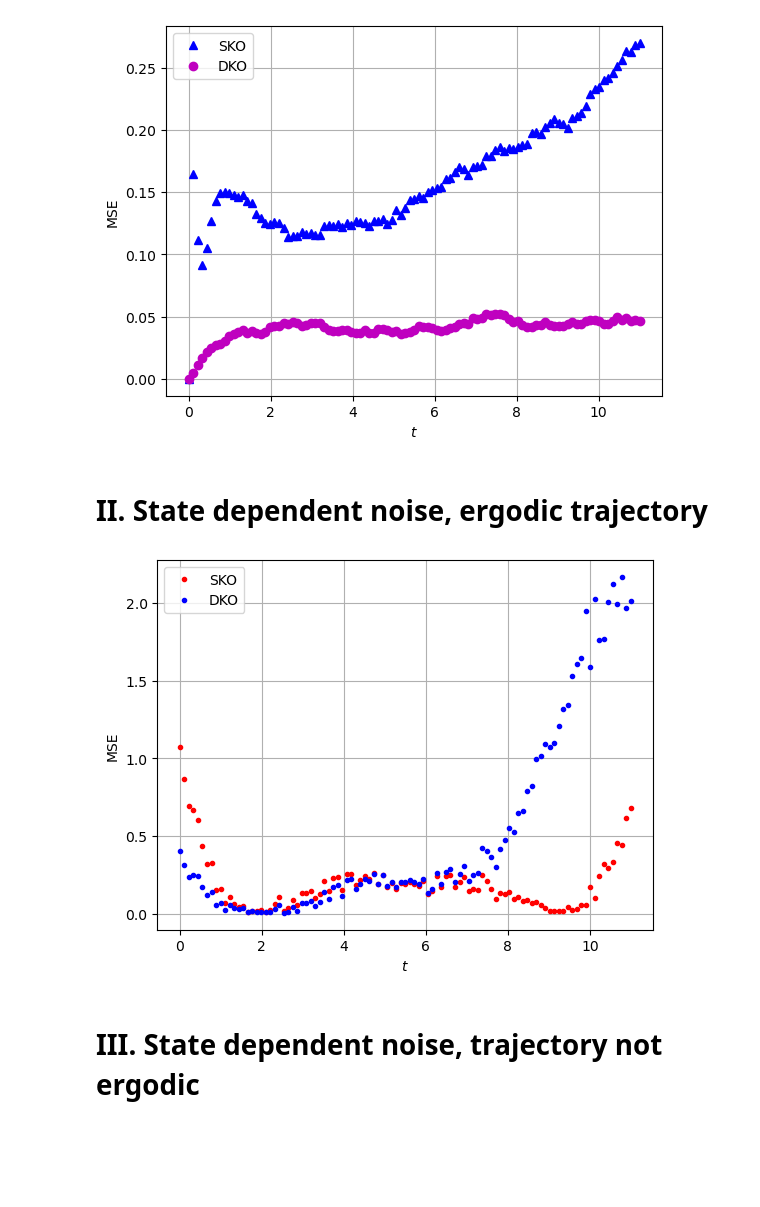
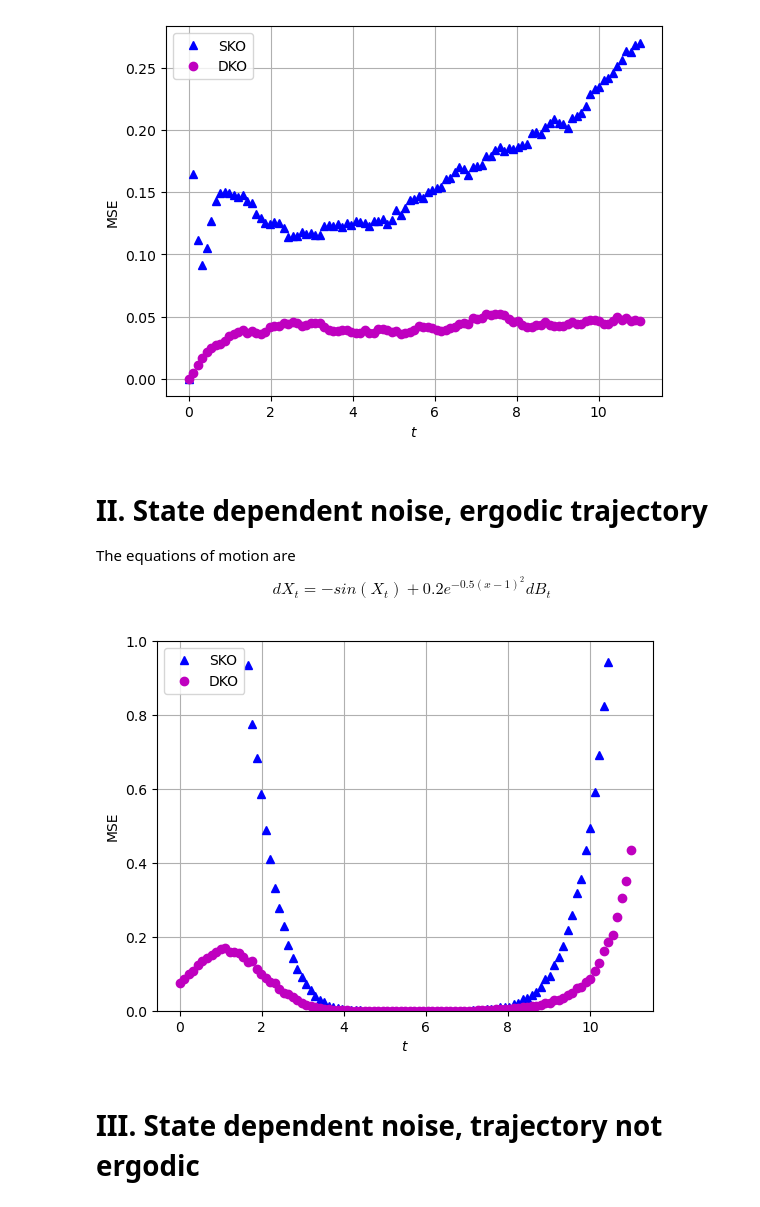
Before and after one commit to Maria-A-Oprea/Distributional_Koopman, a Jupyter notebook: State_dependent_noise.ipynb, the cells around one changed output. Saved outputs shown, nothing was run; the diff lists cells and outputs as text; code cells hidden in the pictures; blank space fills up the shorter version.

```diff
--- a/State_dependent_noise.ipynb
+++ b/State_dependent_noise.ipynb
@@ -396,34 +396,40 @@ plt.show()
 [figure]
 # %% [markdown]
 # II. State dependent noise, ergodic trajectory
+
+The equations of motion are
+$$ dX_t = -sin(X_t) + 0.2e^{-0.5 (x - 1)^2}dB_t$$
 # %%
 def a(x):
     return -np.sin(x)
 def b(x):
     return  0.2*np.exp(-0.5*(x-1)**2)
-K_SKO, K_DKO = algorithm(a, b)
+K_SKO = SKO(a, b)
+K_DKO = DKO(a, b)
+# %%
+truth_dependent = expectations(a, b)
 # %%
 pred_SKO = prediction(K_SKO, a, b)
 pred_DKO = prediction(K_DKO, a, b)
 g_pred_SKO = 1/n* np.sum(pred_SKO, axis = 0)
 g_pred_DKO = 1/n* np.sum(pred_DKO, axis = 0)
 
-g_true = 1/n*np.sum(truth, axis = 0)
+g_true = 1/n*np.sum(truth_dependent, axis = 0)
 
 mean_square_error_SKO = np.trapezoid((g_true - g_pred_SKO)**2)
 mean_square_error_DKO = np.trapezoid((g_true - g_pred_DKO)**2)
 # try trapezoidal rule instead
-plt.plot(np.linspace(0, 11, N ), mean_square_error_SKO, 'r.',label = "SKO")
-plt.plot(np.linspace(0, 11, N ), mean_square_error_DKO, 'b.', label = "DKO")
+plt.plot(np.linspace(0, 11, N ), mean_square_error_SKO, 'b^',label = "SKO")
+plt.plot(np.linspace(0, 11, N ), mean_square_error_DKO, 'mo', label = "DKO")
 plt.legend()
 plt.xlabel("$t$")
 plt.ylabel("MSE")
 plt.grid()
-#plt.ylim(0,1)
+plt.ylim(0,1)
 #plt.xlim(0, 2)
 plt.show()
 # %% [output]
-[figure, old version]
+[figure, new version]
 # %% [markdown]
 # III. State dependent noise, trajectory not ergodic
 # %%
```
